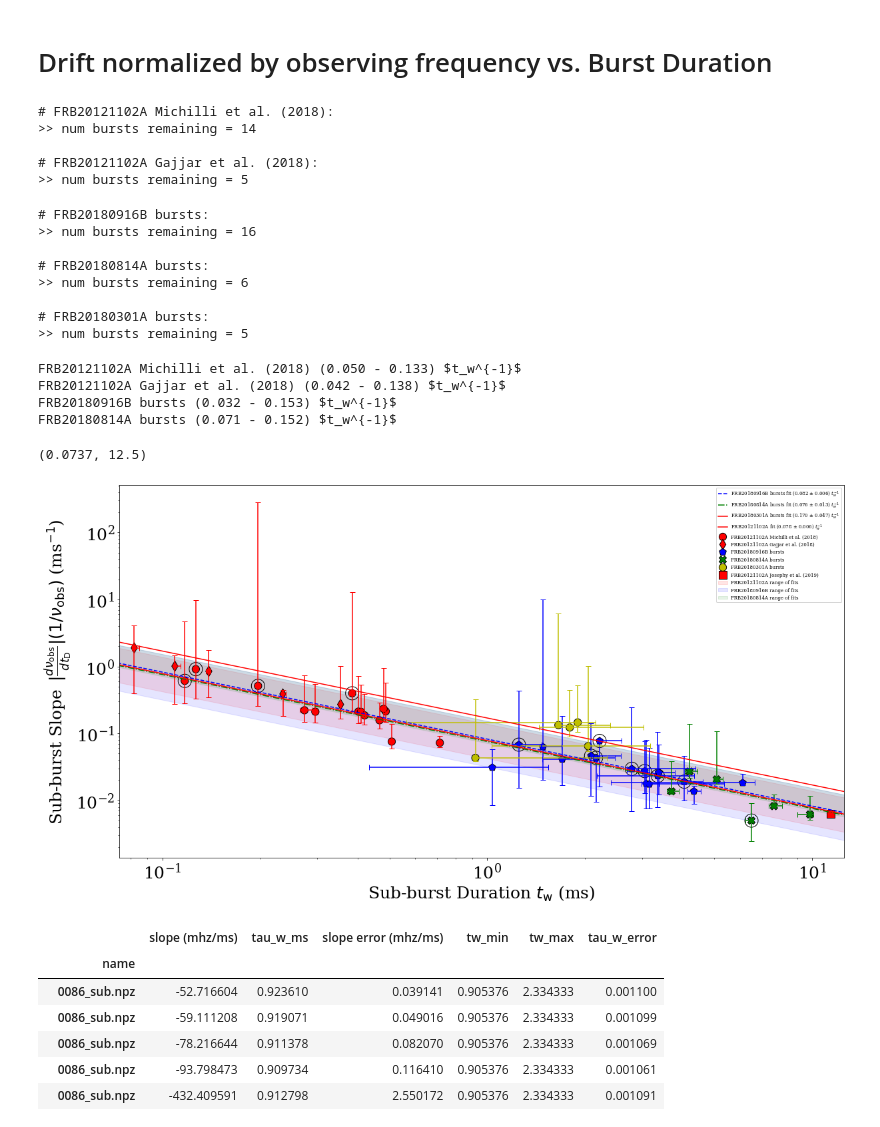
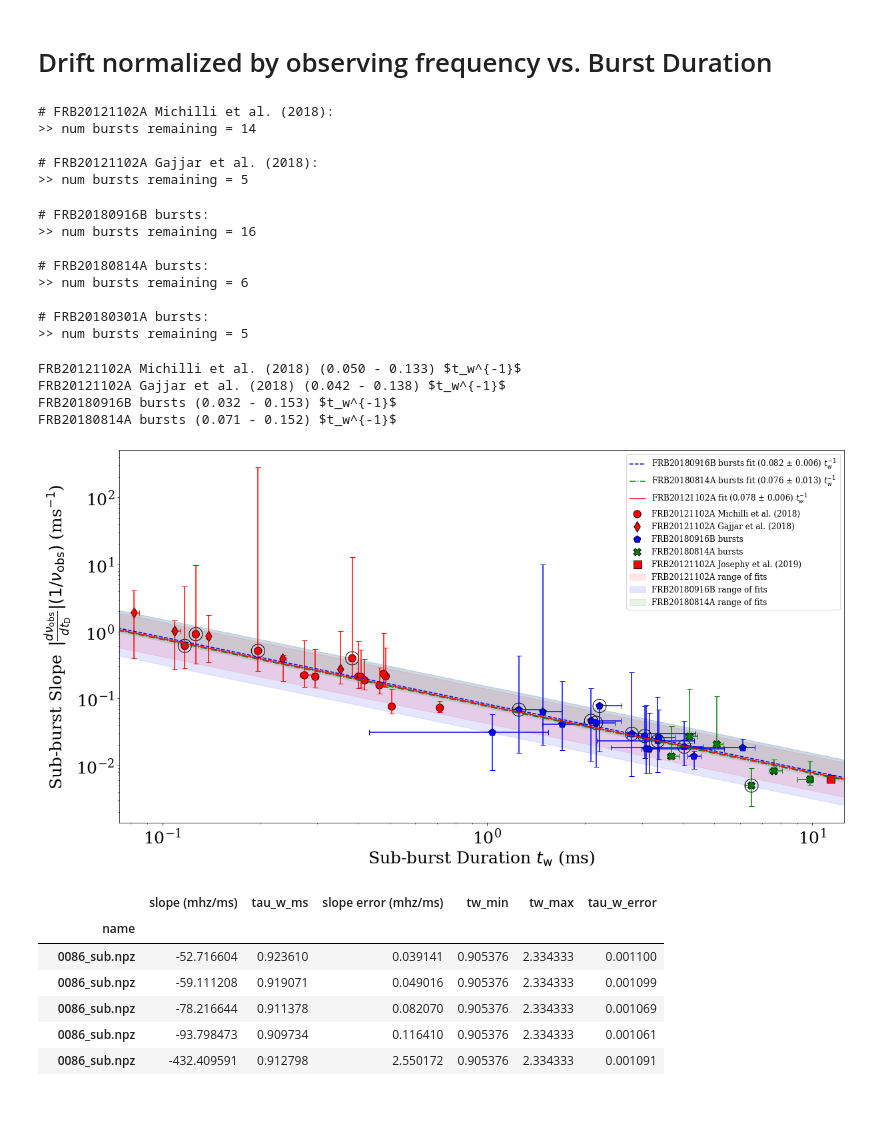
Before and after one commit to mef51/frbgui, a Jupyter notebook: DMvsDrift.ipynb, the cells around one changed output. Cells and saved outputs as stored; diff of their text form; code cells hidden in the pictures.

```diff
--- a/DMvsDrift.ipynb
+++ b/DMvsDrift.ipynb
@@ -180,7 +180,7 @@ plt.close('all')
 # del fig1pltdata['frames'][1]
 # del fig1pltdata['labels'][1]
 ax, _ = driftlaw.plotSlopeVsDuration(fig1pltdata['frames'], fig1pltdata['labels'], fitlines=['r-', 'r--', 'b--', 'g-.'], markers=['o', 'd', 'p', 'X'], title=None,
-                                     annotatei=[], fitextents=[0.0728, 12.5], hidefit=[0, 1],
+                                     annotatei=[], fitextents=[0.0728, 12.5], hidefit=[0, 1, 4],
                                      logscale=True, errorfunc=driftlaw.rangeerror, fiterrorfunc=driftlaw.log_error)
 
 ## Mark all bursts whose DM ranges were limited by the exclusion process
@@ -216,37 +216,36 @@ frb121102_A = (0.07816130353202802, 0.005971946986254264)
 plt.plot(x, frb121102_A[0]/x, 'r-', label='{} fit ({:.3f} $\\pm$ {:.3f}) $t_w^{{-1}}$'.format('FRB20121102A', frb121102_A[0], frb121102_A[1]))
 
 # Legend stuff
 hdls, lbls = ax.get_legend_handles_labels()
 # order = [3, 4, 7, 5, 6, 2, 0, 1, 8, 9, 10]
 # ax.legend([hdls[idx] for idx in order], [lbls[idx] for idx in order], fontsize='x-large')
 # hdls[0], hdls[1], hdls[2], hdls[5], hdls[6], hdls[7] = hdls[2], hdls[0], hdls[1], hdls[7], hdls[5], hdls[6]
 # lbls[0], lbls[1], lbls[2], lbls[5], lbls[6], lbls[7] = lbls[2], lbls[0], lbls[1], lbls[7], lbls[5], lbls[6]
-ax.legend(hdls, lbls, fontsize='small')
+ax.legend(hdls, lbls, fontsize='large')
 # ax.get_legend().remove()
 
 ax.set_xlim(0.0737, 12.5)
 # ax.set_ylim(0.0013395279509532563, 508.64764364084175)
-# plt.savefig('universal/figures/driftvnuobs_dmvars.pdf')
+plt.savefig('figures/driftvnuobs_dmvars_bg.pdf')
 # %% [output]
 # FRB20121102A Michilli et al. (2018):
 >> num bursts remaining = 14
 
 # FRB20121102A Gajjar et al. (2018):
 >> num bursts remaining = 5
 # FRB20180916B bursts:
 >> num bursts remaining = 16
 
 # FRB20180814A bursts:
 >> num bursts remaining = 6
 
 # FRB20180301A bursts:
 >> num bursts remaining = 5
 FRB20121102A Michilli et al. (2018) (0.050 - 0.133) $t_w^{-1}$
 FRB20121102A Gajjar et al. (2018) (0.042 - 0.138) $t_w^{-1}$
 FRB20180916B bursts (0.032 - 0.153) $t_w^{-1}$
 FRB20180814A bursts (0.071 - 0.152) $t_w^{-1}$
-(0.0737, 12.5)
-[figure, old version]
+[figure, new version]
 # %%
 source[['slope (mhz/ms)', 'tau_w_ms', 'slope error (mhz/ms)', 'tw_min', 'tw_max', 'tau_w_error']]
 # %% [output]
```
Also changed, not shown: 8 other files.
